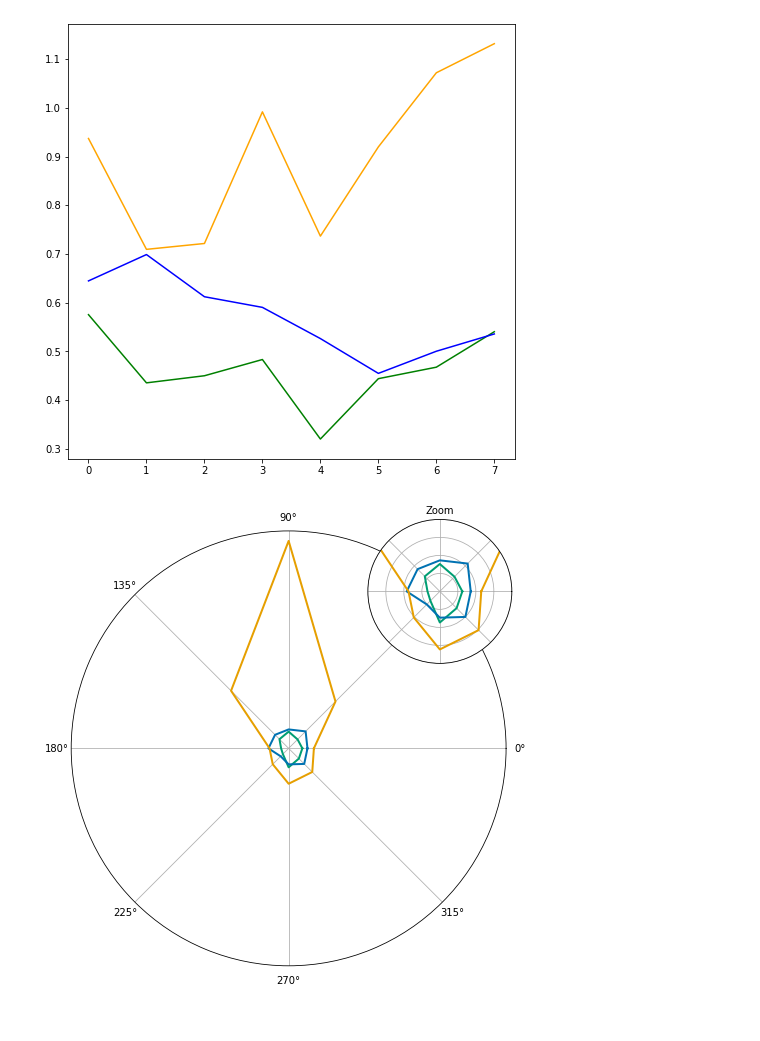
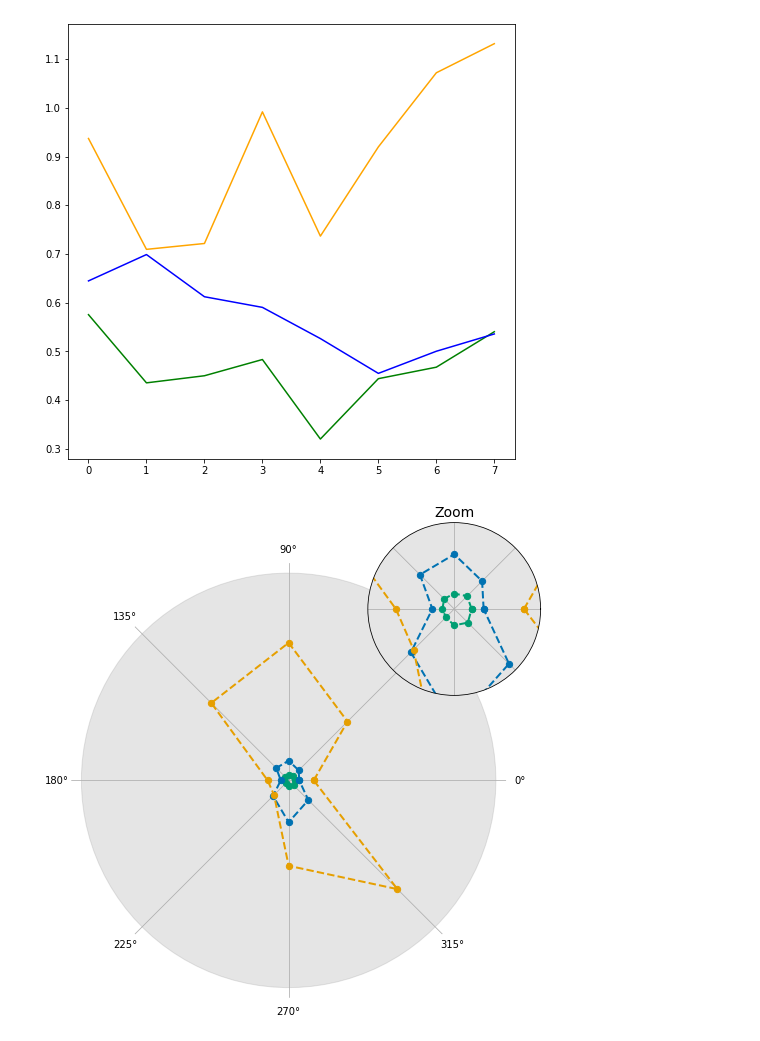
Before and after one commit to AlexandreThy/PhD, a Jupyter notebook: CurrentParts/PaperPlot.ipynb, the cells around one changed output. Cells and saved outputs as stored; diff of their text form; code cells hidden in the pictures.

```diff
--- a/CurrentParts/PaperPlot.ipynb
+++ b/CurrentParts/PaperPlot.ipynb
@@ -23,7 +23,7 @@ trajectories = np.zeros((NUM_SIM,8,NumIteration,2))
 for num_sim in range(NUM_SIM):
     for iter,angles in enumerate(np.linspace(0,2*pi,9)[:-1]) :
         tg = [XST+cos(angles)*15,YST+sin(angles)*15]
-        xILQG,yILQG,zilqg,uILQG=ILQG(MovementTime,1e4,1,10,tg,st,NumIteration,delay = 0.06,Noise=True)
+        xILQG,yILQG,zilqg,uILQG=ILQG(MovementTime,100,50,.1,tg,st,NumIteration,delay = 0.06,Noise=True)
         trajectories[num_sim,iter] = np.array([xILQG,yILQG]).T
 
         if num_sim <= 15 : plt.plot(xILQG,yILQG,color = "#009E73",linewidth = 1,label = "ILQG")
@@ -34,7 +34,7 @@ ax = plt.gca()
 #ax.spines['right'].set_visible(False)
 plt.plot([XST],[YST],marker = "o",markersize = 25,markeredgecolor = "grey",markerfacecolor='white',zorder = 0,markeredgewidth = 5)
 ax.axis("off")
-plt.savefig("img/Paper_plots/ILQG_Centerout.png",dpi = 300)
+plt.savefig("ILQG_Centerout.png",dpi = 300)
 plt.show()
 plt.figure(figsize = (8,8))
 for iter,angles in enumerate(np.linspace(0,2*pi,9)[:-1]) :
@@ -155,7 +158,7 @@ trajectories = np.zeros((NUM_SIM,8,NumIteration,2))
 for num_sim in range(NUM_SIM):
     for iter,angles in enumerate(np.linspace(0,2*pi,9)[:-1]) :
         tg = [XST+cos(angles)*15,YST+sin(angles)*15]
-        xLQG,yLQG,uDLQG,z=DLQG_6Muscles(Duration=MovementTime,r1 = .1,Num_iter=NumIteration,starting_point=st,targets=tg,plot = False,Delay = 0.06,Activate_Noise=True)
+        xLQG,yLQG,uDLQG,z=DLQG_6Muscles(Duration=MovementTime,w1=100,w2=100,w3=50,w4=50,r1 = .1,Num_iter=NumIteration,starting_point=st,targets=tg,plot = False,Delay = 0.06,Activate_Noise=True)
 
         trajectories[num_sim,iter] = np.array([xLQG,yLQG]).T
 
@@ -167,7 +170,7 @@ ax = plt.gca()
 #ax.spines['right'].set_visible(False)
 plt.plot([XST],[YST],marker = "o",markersize = 25,markeredgecolor = "grey",markerfacecolor='white',zorder = 0,markeredgewidth = 5)
 ax.axis("off")
-plt.savefig("img/Paper_plots/DLQG_Centerout.png",dpi = 300)
+plt.savefig("DLQG_Centerout.png",dpi = 300)
 plt.show()
 plt.figure(figsize = (8,8))
 for iter,angles in enumerate(np.linspace(0,2*pi,9)[:-1]) :
@@ -613,42 +616,46 @@ st = [0,45]
 MovementTime = .4
 NumIteration = 40
 Time = np.linspace(0,MovementTime*1000,NumIteration)
 
 fig,ax = plt.subplots(figsize = (8,8),subplot_kw={'projection': 'polar'})
-NUM_SIM = 30
+NUM_SIM = 100
 Cost_value = np.zeros((NUM_SIM,9,3))
 Commands = np.zeros((NUM_SIM,8,3,NumIteration-1,6))
 for num_sim in range(NUM_SIM):
     for iter,angles in enumerate(np.linspace(0,2*pi,9)[:-1]) :
         tg = [cos(angles)*15,45+sin(angles)*15]
-        xILQG,yILQG,zilqg,uILQG=ILQG(MovementTime,1e4,1,.1,tg,st,NumIteration,delay = 0.06,Noise=True,print_iterations=False)
+        xILQG,yILQG,zilqg,uILQG=ILQG(MovementTime,100,50,.1,tg,st,NumIteration,delay = 0.06,Noise=True,print_iterations=False)
         xFL,yFL,xfl,uFL = FL_6muscles(Duration=MovementTime,w1=1e7,w2=1e7,w3=1e3,w4=1e3,r=1e-7,Num_iter=NumIteration,starting_point=st,targets=tg,Delay = 0.06,Activate_Noise=True)
-        xLQG,yLQG,uDLQG,z=DLQG_6Muscles(Duration=MovementTime,r1 = .1,Num_iter=NumIteration,starting_point=st,targets=tg,plot = False,Delay = 0.06,Activate_Noise=True)
+        xLQG,yLQG,uDLQG,z=DLQG_6Muscles(w1 = 100,w2 = 100,w3=50,w4=50,Duration=MovementTime,r1 = .1,Num_iter=NumIteration,starting_point=st,targets=tg,plot = False,Delay = 0.06,Activate_Noise=True)
         Commands[num_sim,iter] = np.array([uILQG,uFL,uDLQG])
         Cost_value[num_sim,iter] = np.array([Cost_function(zilqg,uILQG,tg = tg),Cost_function(xfl,uFL,tg = tg),Cost_function(z.T,uDLQG,tg = tg)])
 
 Cost_value = np.mean(Cost_value,axis = 0)
 Commands = np.mean(Commands,axis = 0)
 colors = ["#009E73","#0072B2","#E69F00"]
+legend = ["ILQG","FL","DLQG"]
 Cost_value[8] = Cost_value[0]
 
 angles = np.linspace(0, 2*np.pi, 9)
 for i in range(3):
-    ax.plot(angles, Cost_value[:,i], color=colors[i], linewidth=2)
-
+    ax.scatter(angles, Cost_value[:,i], color=colors[i], s = 40, zorder = 10)
+    ax.plot(angles, Cost_value[:,i], color=colors[i], linewidth=2,linestyle = "--",label = legend[i])
 ax.set_yticks([])
 
 # Create inset axes for zoomed region (e.g. zoom on theta from 1.2 to 1.6 rad)
-inset_rect = [0.65, 0.65, 0.25, 0.25]  # [left, bottom, width, height] (fractions of figure)
+inset_rect = [0.65, 0.65, 0.3, 0.3]  # [left, bottom, width, height] (fractions of figure)
 inset_ax = fig.add_axes(inset_rect, projection='polar')
-inset_ax.set_ylim(0, 2)
+inset_ax.set_ylim(0, 5)
 for i in range(3):
-    inset_ax.plot(angles, Cost_value[:,i], color=colors[i], linewidth=2)
-
+    inset_ax.scatter(angles, Cost_value[:,i], color=colors[i], s = 40, zorder = 10)
+    inset_ax.plot(angles, Cost_value[:,i], color=colors[i], linewidth=2,linestyle = "--")
+inset_ax.set_yticks([])
 inset_ax.set_yticklabels([])
 inset_ax.set_xticklabels([])
-inset_ax.set_title("Zoom", fontsize=10)
-
+inset_ax.set_title("Zoom", fontsize=14)
+ax.fill(np.linspace(0,2*pi,100),np.ones(100)*20,color = "grey",alpha = .2)
+inset_ax.fill(np.linspace(0,2*pi,100),np.ones(100)*10,color = "grey",alpha = .2)
+ax.spines['polar'].set_visible(False)
 plt.show()
 # %% [output]
-[figure, old version]
+[figure, new version]
```
Also changed, not shown: parts of 3 cells of this notebook, 3 other files.
